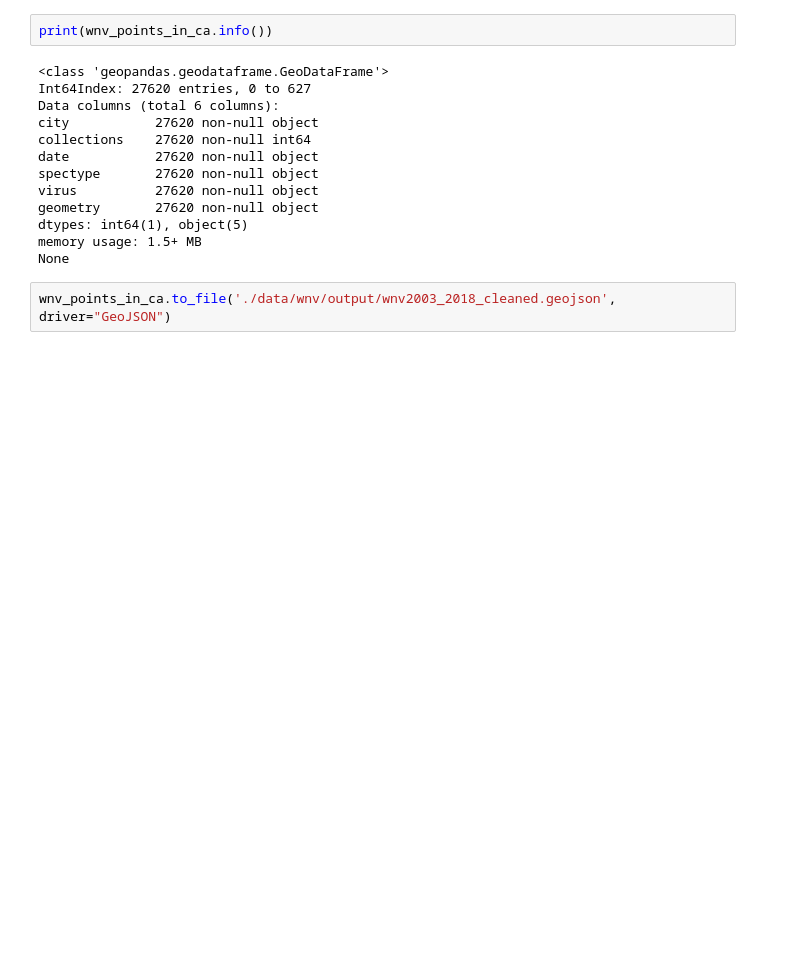
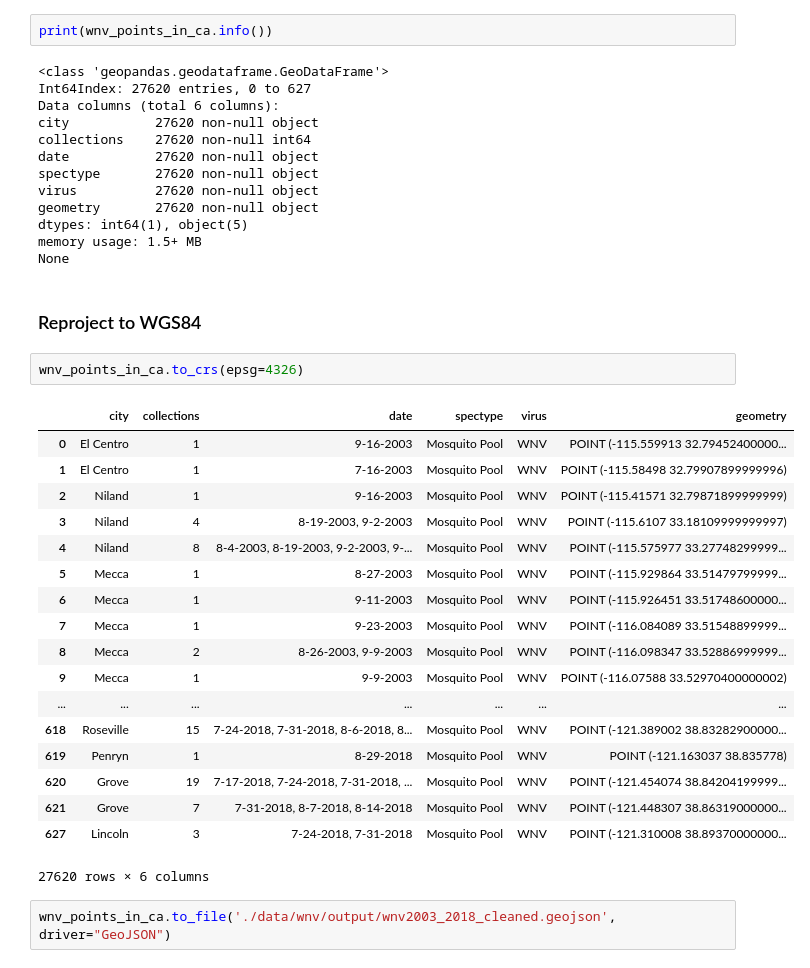
Before and after one commit to bazini627/nmpFinalProject, a Jupyter notebook: wnvDataCleanup.ipynb, the cells around one changed output. Drawn from its saved outputs; the diff is of its cells as text; blank space fills up the shorter version.

Commit message:
data: reproject wnv data to WGS84 in notebook and output geojson

```diff
--- a/wnvDataCleanup.ipynb
+++ b/wnvDataCleanup.ipynb
@@ -619,5 +621,28 @@ geometry       27620 non-null object
 dtypes: int64(1), object(5)
 memory usage: 1.5+ MB
 None
+# %% [markdown]
+### Reproject to WGS84
+# %%
+wnv_points_in_ca.to_crs(epsg=4326)
+# %% [output]
+|  | city | collections | date | spectype | virus | geometry |
+| 0 | El Centro | 1 | 9-16-2003 | Mosquito Pool | WNV | POINT (-115.559913 32.79452400000... |
+| 1 | El Centro | 1 | 7-16-2003 | Mosquito Pool | WNV | POINT (-115.58498 32.79907899999996) |
+| 2 | Niland | 1 | 9-16-2003 | Mosquito Pool | WNV | POINT (-115.41571 32.79871899999999) |
+| 3 | Niland | 4 | 8-19-2003, 9-2-2003 | Mosquito Pool | WNV | POINT (-115.6107 33.18109999999997) |
+| 4 | Niland | 8 | 8-4-2003, 8-19-2003, 9-2-2003, 9-... | Mosquito Pool | WNV | POINT (-115.575977 33.27748299999... |
+| 5 | Mecca | 1 | 8-27-2003 | Mosquito Pool | WNV | POINT (-115.929864 33.51479799999... |
+| 6 | Mecca | 1 | 9-11-2003 | Mosquito Pool | WNV | POINT (-115.926451 33.51748600000... |
+| 7 | Mecca | 1 | 9-23-2003 | Mosquito Pool | WNV | POINT (-116.084089 33.51548899999... |
+| 8 | Mecca | 2 | 8-26-2003, 9-9-2003 | Mosquito Pool | WNV | POINT (-116.098347 33.52886999999... |
+| 9 | Mecca | 1 | 9-9-2003 | Mosquito Pool | WNV | POINT (-116.07588 33.52970400000002) |
+| ... | ... | ... | ... | ... | ... | ... |
+| 618 | Roseville | 15 | 7-24-2018, 7-31-2018, 8-6-2018, 8... | Mosquito Pool | WNV | POINT (-121.389002 38.83282900000... |
+| 619 | Penryn | 1 | 8-29-2018 | Mosquito Pool | WNV | POINT (-121.163037 38.835778) |
+| 620 | Grove | 19 | 7-17-2018, 7-24-2018, 7-31-2018, ... | Mosquito Pool | WNV | POINT (-121.454074 38.84204199999... |
+| 621 | Grove | 7 | 7-31-2018, 8-7-2018, 8-14-2018 | Mosquito Pool | WNV | POINT (-121.448307 38.86319000000... |
+| 627 | Lincoln | 3 | 7-24-2018, 7-31-2018 | Mosquito Pool | WNV | POINT (-121.310008 38.89370000000... |
+27620 rows × 6 columns
 # %%
 wnv_points_in_ca.to_file('./data/wnv/output/wnv2003_2018_cleaned.geojson', driver="GeoJSON")
```
Also changed, not shown: parts of 3 cells of this notebook, 1 other file.
